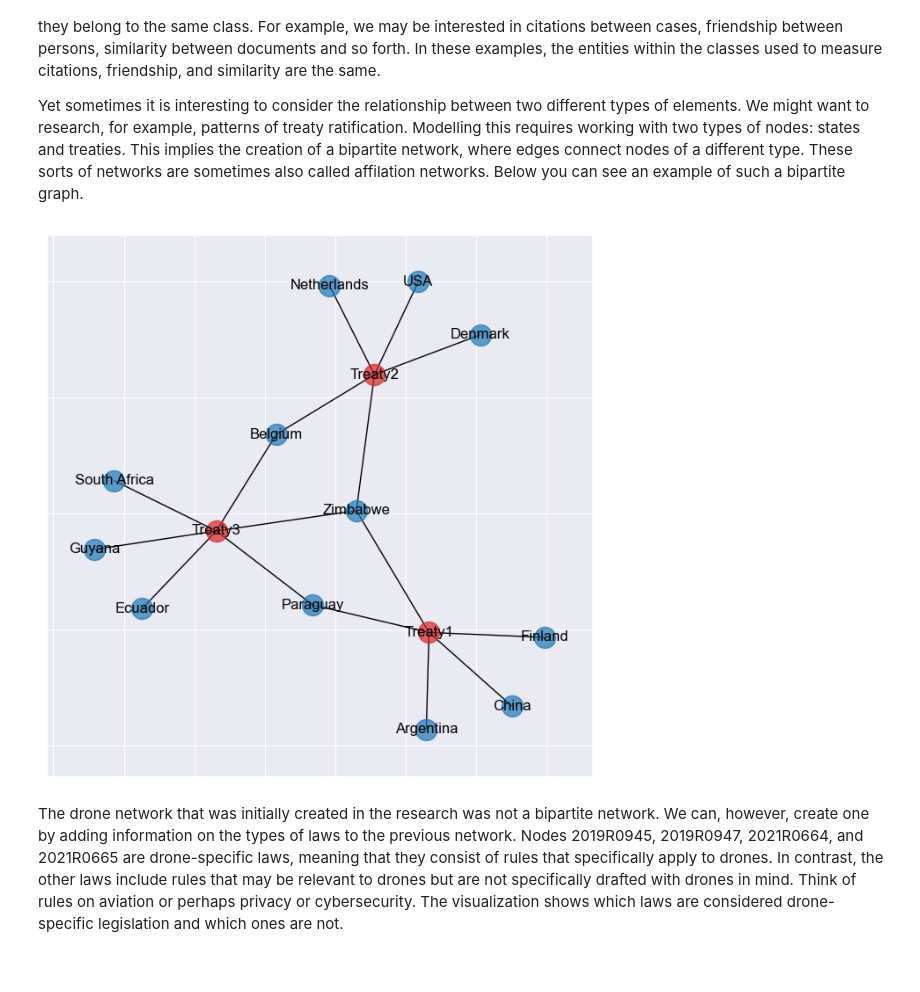
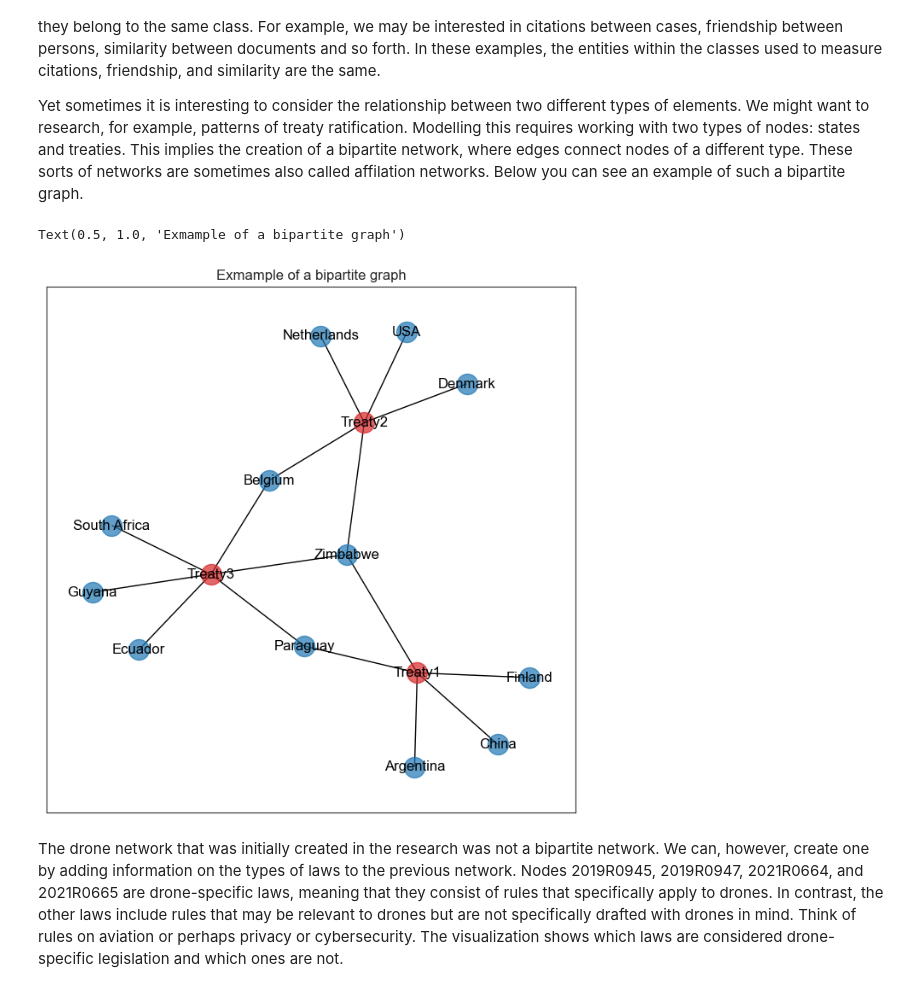
Before and after one commit to maastrichtlawtech/legalnetworkanalysis_textbook, a Jupyter notebook: Chapter_2_Key_Concepts.ipynb, the cells around one changed output. Cells and saved outputs as stored; diff of their text form; code cells hidden in the pictures.

```diff
--- a/Chapter_2_Key_Concepts.ipynb
+++ b/Chapter_2_Key_Concepts.ipynb
@@ -10,6 +10,7 @@ import matplotlib.pyplot as plt
 from src.helper import load_graph_from_json, draw_spring
 import warnings
 warnings.filterwarnings("ignore")
+sns.set_style("white")
 # %% [markdown]
 # 2 Key Concepts
 
@@ -71,15 +71,17 @@ Yet sometimes it is interesting to consider the relationship between two differe
 # %%
 g_treaties = load_graph_from_json("data/g_treaties.json")
 states = [x[0] for x in list(g_treaties.nodes(data="bipartite")) if x[1] == 0]
 treaties = [x[0] for x in list(g_treaties.nodes(data="bipartite")) if x[1] == 1]
 plt.figure(figsize=(8,8))
 pos = nx.spring_layout(g_treaties, seed=123)
 nx.draw_networkx_nodes(g_treaties, pos=pos, nodelist= states, node_color='tab:blue', alpha = 0.7)
 nx.draw_networkx_nodes(g_treaties, pos=pos, nodelist= treaties, node_color='tab:red', alpha =0.7)
 nx.draw_networkx_edges(g_treaties, pos=pos)
 nx.draw_networkx_labels(g_treaties, pos=pos);
+plt.title("Exmample of a bipartite graph")
 # %% [output]
+Text(0.5, 1.0, 'Exmample of a bipartite graph')
-[figure, old version]
+[figure, new version]
 # %% [markdown]
 The drone network that was initially created in the research was not a bipartite network. We can, however, create one by adding information on the types of laws to the previous network. Nodes 2019R0945, 2019R0947, 2021R0664, and 2021R0665 are drone-specific laws, meaning that they consist of rules that specifically apply to drones. In contrast, the other laws include rules that may be relevant to drones but are not specifically drafted with drones in mind. Think of rules on aviation or perhaps privacy or cybersecurity. The visualization shows which laws are considered drone-specific legislation and which ones are not.
 # %%
```
Also changed, not shown: parts of 7 cells of this notebook, 11 other files.
